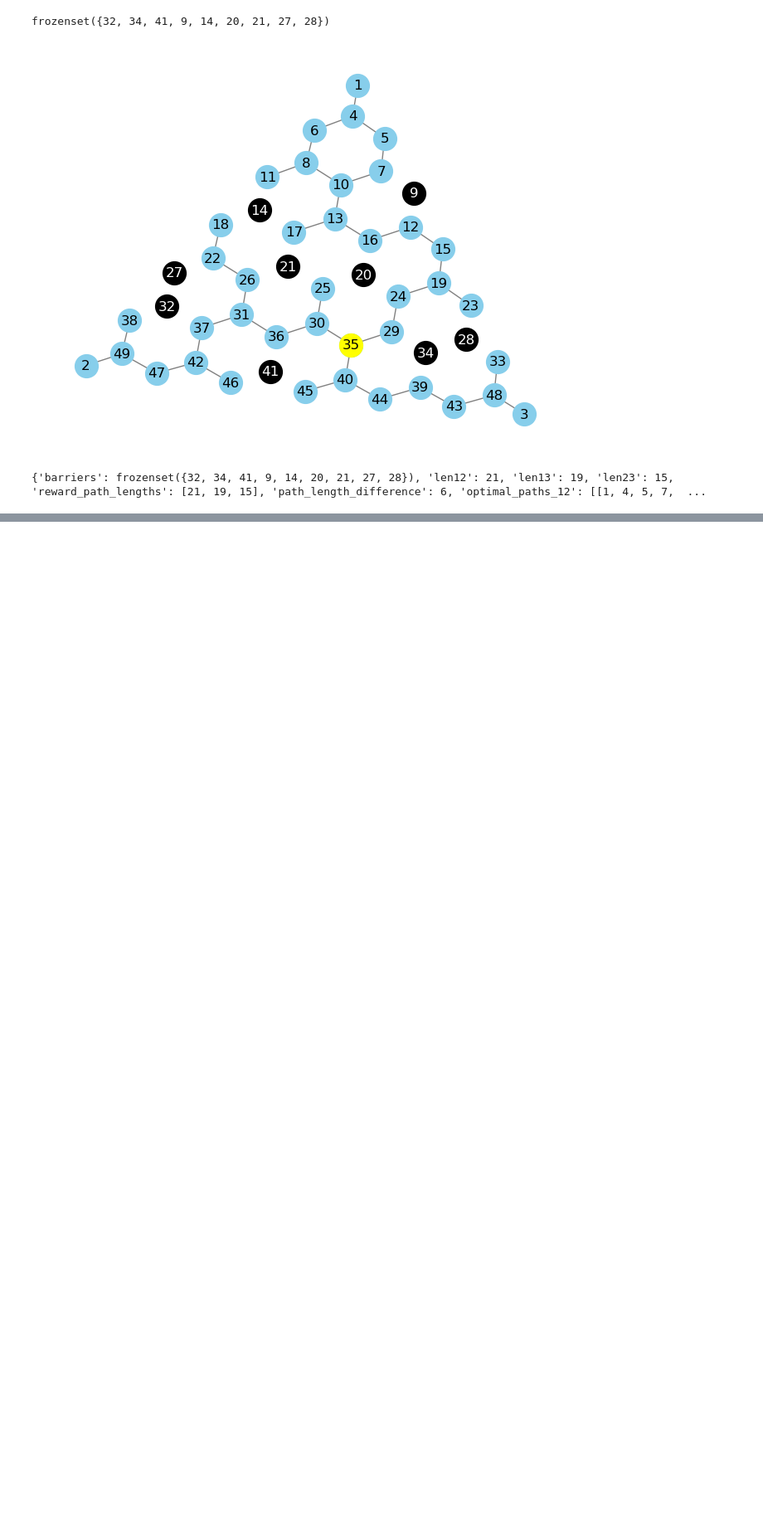
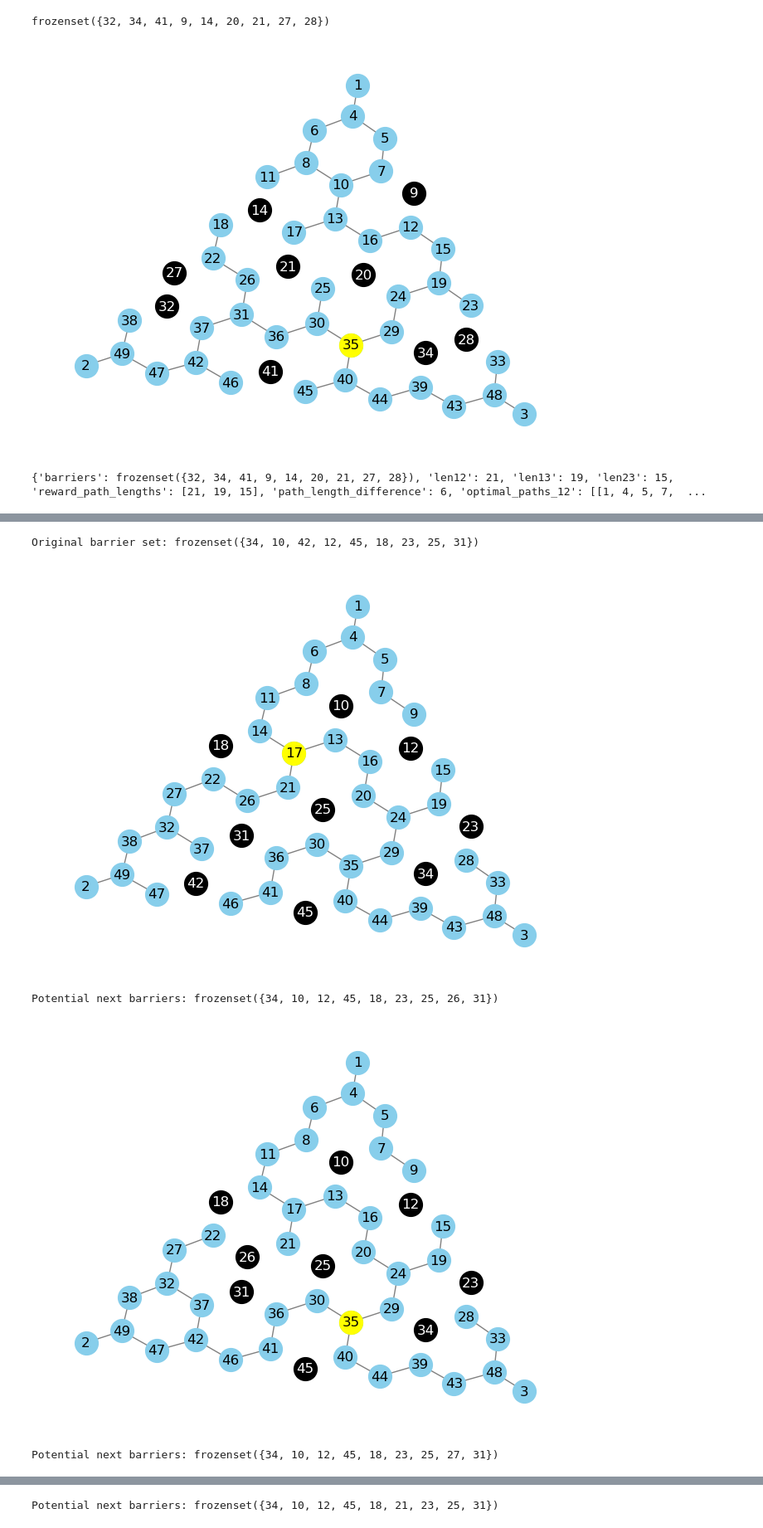
Before and after one commit to calderast/Maze_config, a Jupyter notebook: hex-maze-lookup.ipynb, the cells around one changed output, grey strips where cells are left out. Shown: that part at 83% size. Cells and saved outputs as stored; diff of their text form; code cells hidden in the pictures; blank space fills up the shorter version.

Commit message:
generate sequences of valid mazes

```diff
--- a/hex-maze-lookup.ipynb
+++ b/hex-maze-lookup.ipynb
@@ -174,20 +222,3 @@ print(atts)
 frozenset({32, 34, 41, 9, 14, 20, 21, 27, 28})
 [figure]
 {'barriers': frozenset({32, 34, 41, 9, 14, 20, 21, 27, 28}), 'len12': 21, 'len13': 19, 'len23': 15, 'reward_path_lengths': [21, 19, 15], 'path_length_difference': 6, 'optimal_paths_12': [[1, 4, 5, 7,  ...
-# %%
-def single_barrier_moved(set1, set2):
-    ''' Check if two sets of barriers differ by only one element '''
-    # Symmetric difference (XOR) between the sets has exactly two elements
-    # because each set should have one barrier not present in the other set
-    return len(set1.symmetric_difference(set2)) == 2
-
-# Start with an valid config
-original_barriers = df['barriers'][0]
-print(original_barriers)
-
-# Find other configs that differ by the movement of a single barrier
-potential_new_barriers = [b for b in df['barriers'] if single_barrier_moved(b, original_barriers)]
-print(potential_new_barriers)
-
-# Now only get the ones where at least one path gets longer and one gets shorter
-path_lengths_changed = any(a < b for a, b in zip(list1, list2)) and any(a > b for a, b in zip(list1, list2))
@@ -196,0 +299,15 @@ frozenset({37, 7, 39, 41, 14, 46, 20, 23, 30})
+# %%
+original_barriers  = df['barriers'][3]
+print("Original barrier set:", original_barriers, "\n")
+plot_hex_maze(original_barriers)
+
+next_barriers = get_next_barrier_set(df, original_barriers)
+for b in next_barriers:
+    print("Potential next barriers:", b, "\n")
+    plot_hex_maze(b)
+# %% [output]
+Original barrier set: frozenset({34, 10, 42, 12, 45, 18, 23, 25, 31})
+[figure, added]
+Potential next barriers: frozenset({34, 10, 12, 45, 18, 23, 25, 26, 31})
+[figure, added]
+Potential next barriers: frozenset({34, 10, 12, 45, 18, 23, 25, 27, 31})
@@ -196,0 +315 @@ frozenset({37, 7, 39, 41, 14, 46, 20, 23, 30})
+Potential next barriers: frozenset({34, 10, 12, 45, 18, 21, 23, 25, 31})
```
Also changed, not shown: parts of 7 cells of this notebook, 2 other files.
